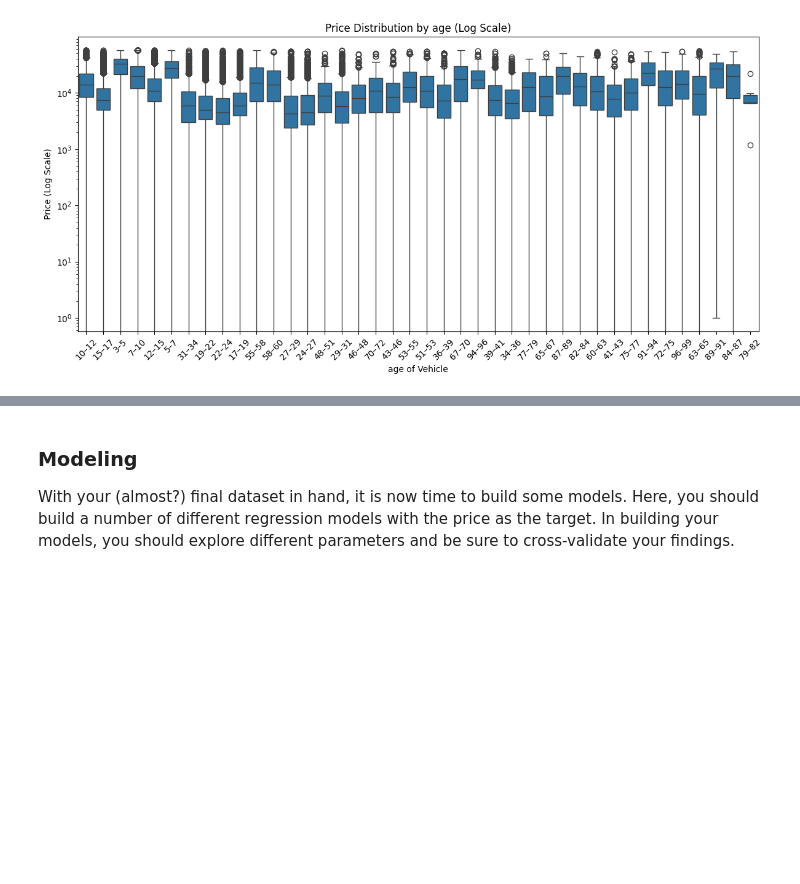
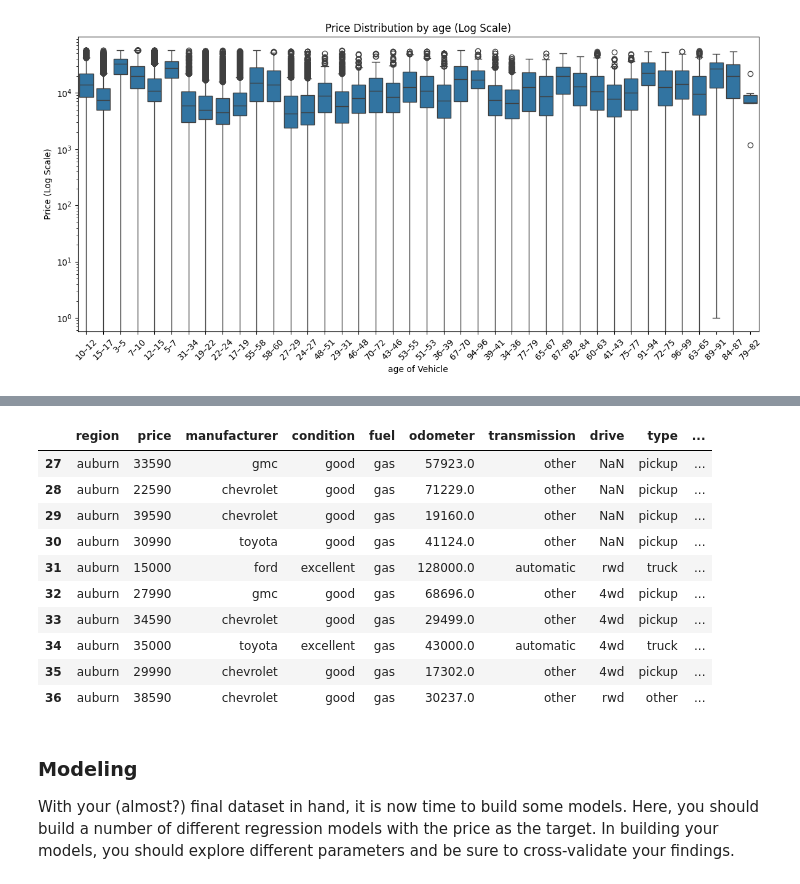
Before and after one commit to rbhat/practical_application_II_starter, a Jupyter notebook: prompt_II.ipynb, the cells around one changed output, grey strips where cells are left out. Cells and saved outputs as stored; diff of their text form; code cells hidden in the pictures; blank space fills up the shorter version.

```diff
--- a/prompt_II.ipynb
+++ b/prompt_II.ipynb
@@ -761,3 +791,21 @@ ValueError: could not convert string to float: 'gmc'
+# %%
+# lets do this plan
+# pick 5
+
+df.columns
+df.head(10)
+# %% [output]
+|  | region | price | manufacturer | condition | fuel | odometer | transmission | drive | type | ... |
+| 27 | auburn | 33590 | gmc | good | gas | 57923.0 | other | NaN | pickup | ... |
+| 28 | auburn | 22590 | chevrolet | good | gas | 71229.0 | other | NaN | pickup | ... |
+| 29 | auburn | 39590 | chevrolet | good | gas | 19160.0 | other | NaN | pickup | ... |
+| 30 | auburn | 30990 | toyota | good | gas | 41124.0 | other | NaN | pickup | ... |
+| 31 | auburn | 15000 | ford | excellent | gas | 128000.0 | automatic | rwd | truck | ... |
+| 32 | auburn | 27990 | gmc | good | gas | 68696.0 | other | 4wd | pickup | ... |
+| 33 | auburn | 34590 | chevrolet | good | gas | 29499.0 | other | 4wd | pickup | ... |
+| 34 | auburn | 35000 | toyota | excellent | gas | 43000.0 | automatic | 4wd | truck | ... |
+| 35 | auburn | 29990 | chevrolet | good | gas | 17302.0 | other | 4wd | pickup | ... |
+| 36 | auburn | 38590 | chevrolet | good | gas | 30237.0 | other | rwd | other | ... |
 # %% [markdown]
 ### Modeling
 
```
Also changed, not shown: parts of 17 cells of this notebook.
